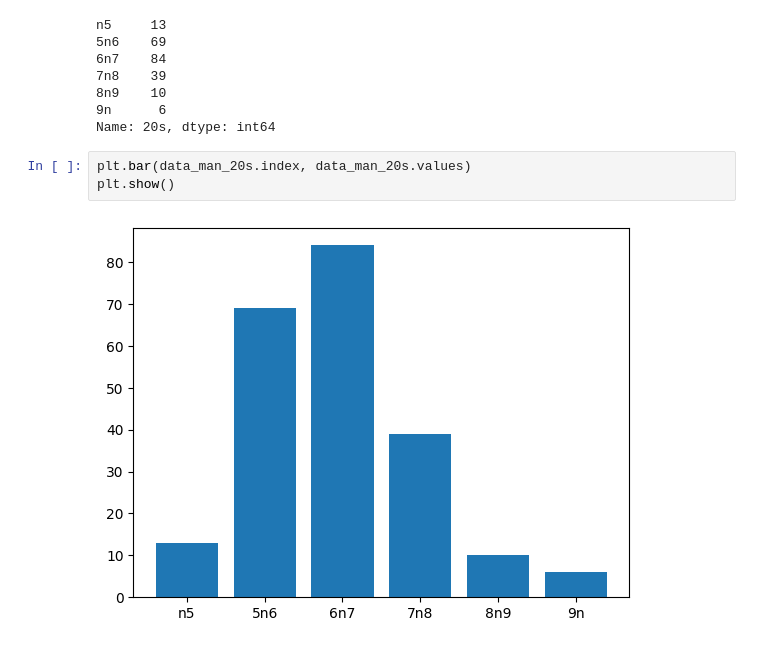
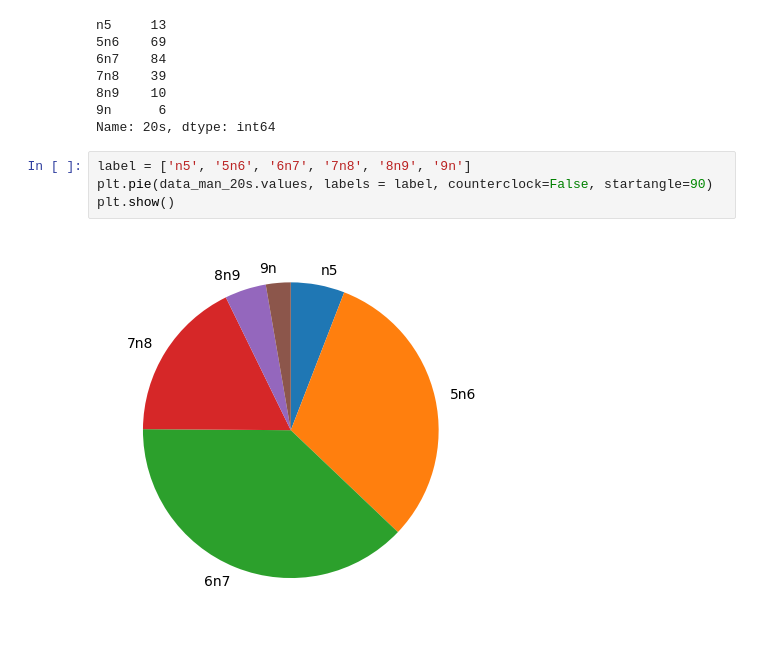
Before and after one commit to naaaahah/DSProg2, a Jupyter notebook: testing.ipynb, the cells around one changed output. Cells and saved outputs as stored; diff of their text form.

```diff
--- a/testing.ipynb
+++ b/testing.ipynb
@@ -65,8 +65,9 @@ n5     13
 8n9    10
 9n      6
 Name: 20s, dtype: int64
-# %%
-plt.bar(data_man_20s.index, data_man_20s.values)
-plt.show()
-# %% [output]
-[figure, removed]
+# %%
+label = ['n5', '5n6', '6n7', '7n8', '8n9', '9n']
+plt.pie(data_man_20s.values, labels = label, counterclock=False, startangle=90)
+plt.show()
+# %% [output]
+[figure, added]
```
Also changed, not shown: parts of 12 cells of this notebook, 1 other file.
